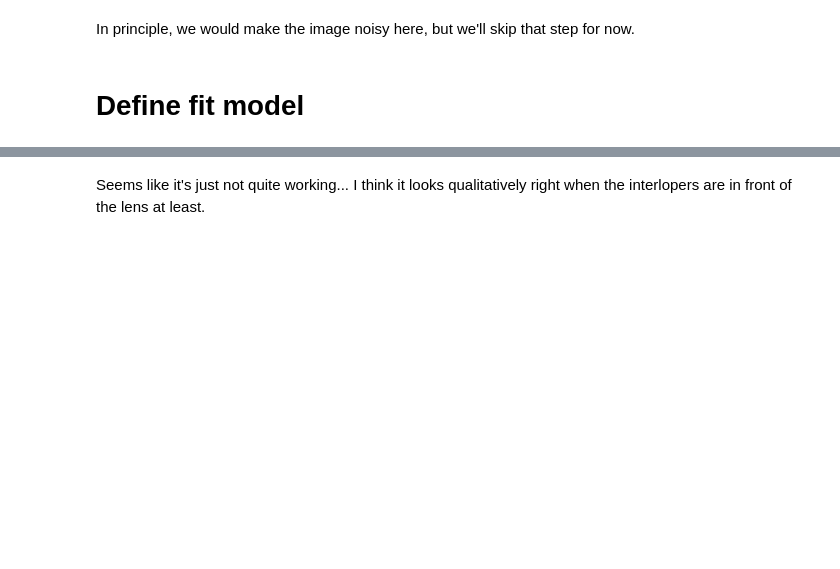
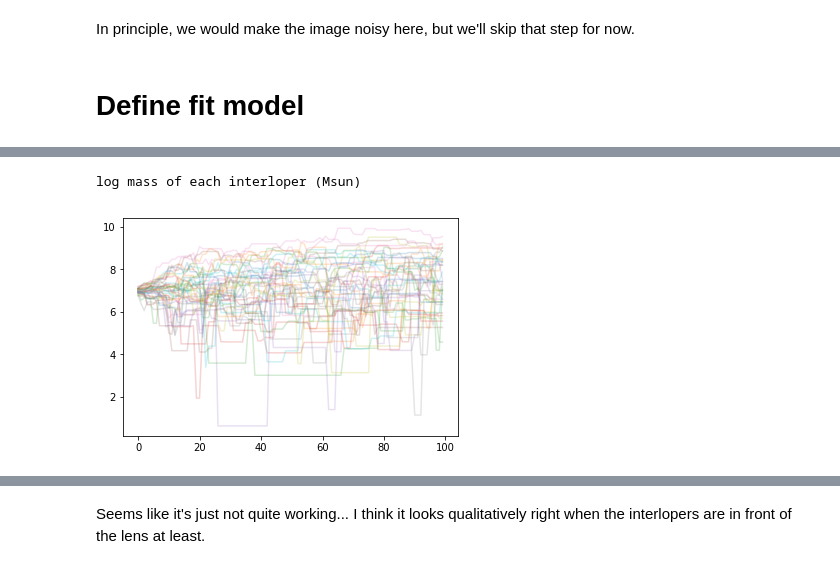
Before and after one commit to acagansengul/interlopers, a Jupyter notebook: emcee_multfit.ipynb, the cells around one changed output, grey strips where cells are left out. Saved outputs shown, nothing was run; the diff lists cells and outputs as text; code cells hidden in the pictures; blank space fills up the shorter version.

```diff
--- a/emcee_multfit.ipynb
+++ b/emcee_multfit.ipynb
@@ -321,7 +340,7 @@ image_model_fit = ImageModel(data_class=pixel_grid, psf_class=psf, lens_model_cl
                         lens_light_model_class=lightModel_lens,
                         kwargs_numerics=kwargs_numerics)
 
-def gen_image_macro(kwargs_lens_model): # rewrite the cell above as a function of the lens kwargs
+def gen_image_fit(kwargs_lens_model): # rewrite the cell above as a function of the lens kwargs
     image = image_model_fit.image(kwargs_lens=kwargs_lens_model, kwargs_source=kwargs_light_source,
                          kwargs_lens_light=kwargs_light_lens)#, kwargs_ps=kwargs_ps)
     return image
@@ -329,10 +348,11 @@ def gen_image_macro(kwargs_lens_model): # rewrite the cell above as a function o
 def error(image1, image2):
     assert(image1.shape == image2.shape)
 
-    skipidx = 20100 # todo maybe undo this
+    diffsq = (image1 - image2).flatten()**2
 
-    diffsq = (image1 - image2).flatten()**2
-    return np.sum(diffsq[:skipidx]) + np.sum(diffsq[skipidx+1:])
+#     skipidx = 20100 # todo maybe undo this
+#     return np.sum(diffsq[:skipidx]) + np.sum(diffsq[skipidx+1:])
+    return np.sum(diffsq)
 
 def args_to_img(args):
     assert(len(args) == 2*N+2)
@@ -348,7 +368,7 @@ def args_to_img(args):
                   'center_x': xs[i], 'center_y': ys[i]}
         my_nfw_list.append(my_nfw)
 
-    image_macro = gen_image_macro([my_spep]+my_nfw_list if zl < zd else my_nfw_list+[my_spep])
+    image_macro = gen_image_fit([my_spep]+my_nfw_list if zl < zd else my_nfw_list+[my_spep])
     return image_macro
 
 def in_limits(args):
@@ -358,8 +378,8 @@ def in_limits(args):
 
     if args[0] < 0 or args[1] < 0: return False
     elif np.any(abs(xs) > pos_lim) or np.any(abs(ys) > pos_lim): return False
-    elif args[0] > 5: return False # TODO: figure out what reasonable limits are
-    elif args[1] > .1: return False # TODO: ditto
+    elif args[0] > 2: return False # TODO: figure out what reasonable limits are
+    elif args[1] > .01: return False # TODO: ditto
     else: return True
 
 def log_prob(args):
@@ -403,4 +426,4 @@ p0 = means + np.sqrt(np.diag(cov)) * (np.random.rand(nwalkers, ndim)-.5)
 %%time
 with Pool() as pool:
     sampler = emcee.EnsembleSampler(nwalkers, ndim, log_prob, pool=pool)
-    state = sampler.run_mcmc(p0, 100)
+    state = sampler.run_mcmc(p0, 100, progress=True)
@@ -432,3 +467,17 @@ for i, key in enumerate(keys):
+# %%
+print('log mass of each interloper (Msun)')
+for j in range(nwalkers):
+    rsang_list = sampler.chain[j,:,0]
+    alphars_list = sampler.chain[j,:,1]
+
+    rs_list = inv_rs_angle(zd, rsang_list).to(u.Mpc).value
+    mass_list = inv_alpha_s(alphars_list, rs_list, zd, zs).to(u.M_sun)
+    logmass_list = np.log10(mass_list.value)
+
+    plt.plot(logmass_list, alpha = .2)
+# %% [output]
+log mass of each interloper (Msun)
+[figure, added]
 # %%
 for j in range(nwalkers):
     plt.plot(sampler.lnprobability[j,:], alpha=.3, color='xkcd:purple')
```
Also changed, not shown: parts of 12 cells of this notebook, 3 other files.
